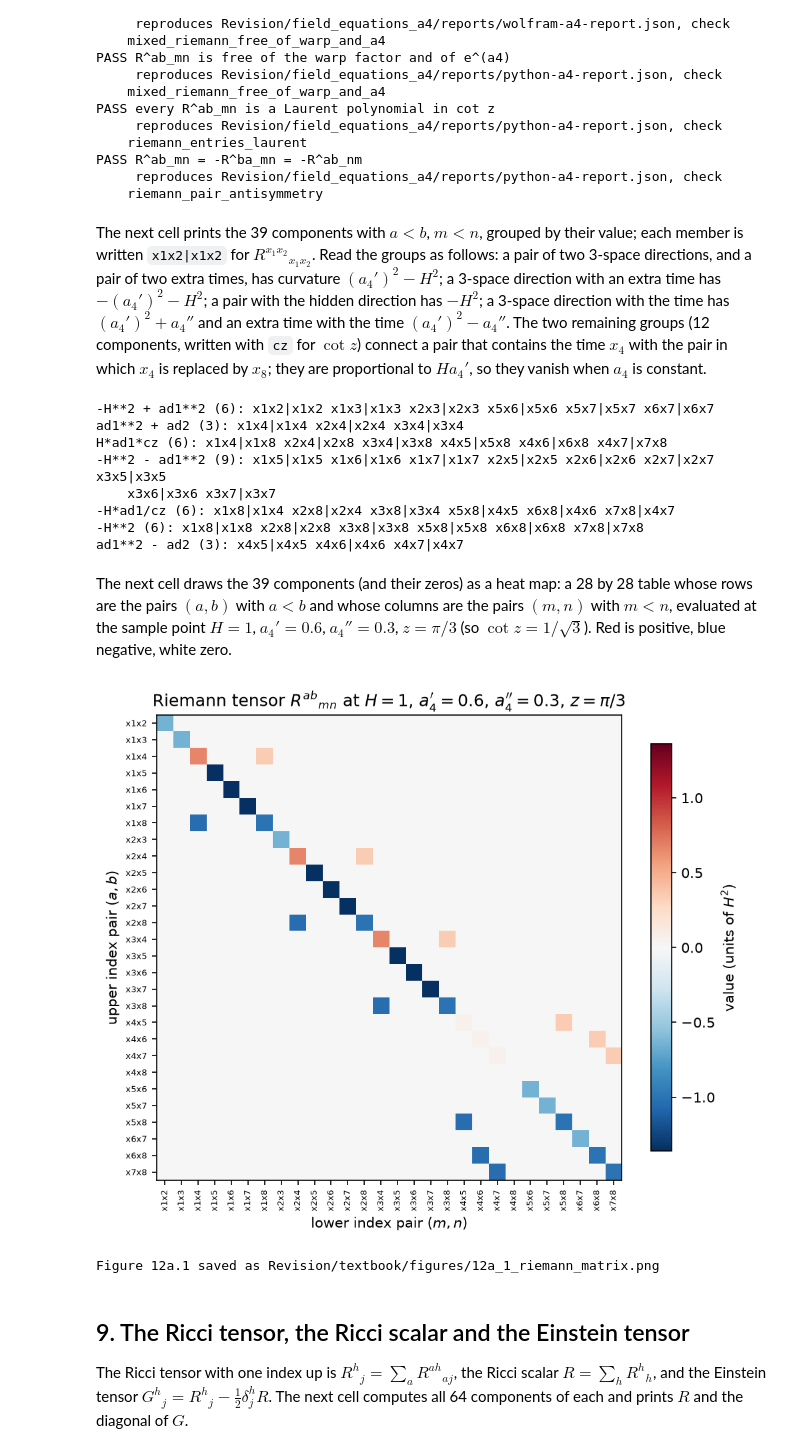
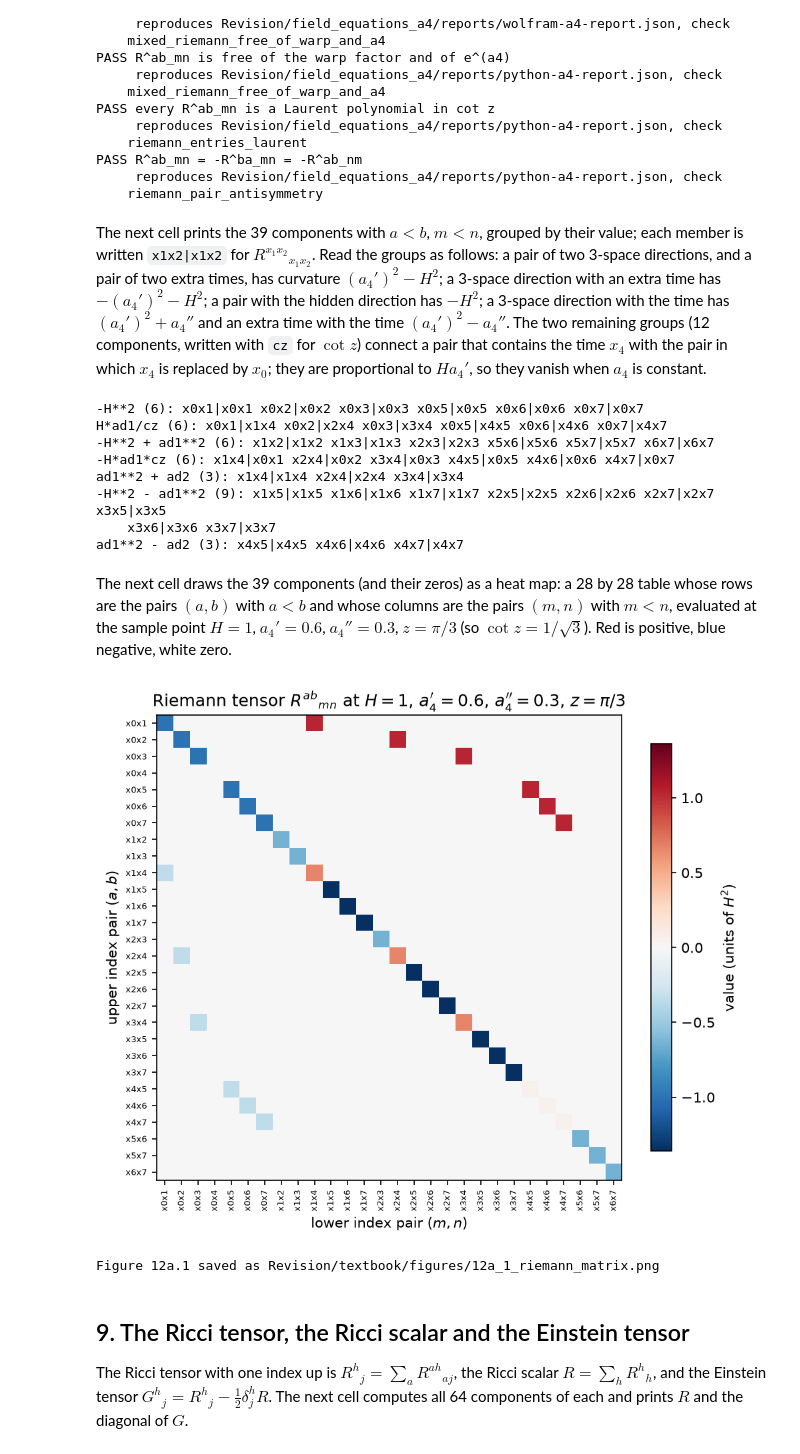
Before and after one commit to once-ere/Dirac_claude, a Jupyter notebook: Revision/textbook/notebooks/12a_a4_field_equations.ipynb, the cells around one changed output. Drawn from its saved outputs; the diff is of its cells as text; code cells hidden in the pictures.

```diff
--- a/Revision/textbook/notebooks/12a_a4_field_equations.ipynb
+++ b/Revision/textbook/notebooks/12a_a4_field_equations.ipynb
@@ -803,16 +803,16 @@ import numpy as np  # arrays of numbers, used for the plots
 import sympy as sp  # exact algebra with symbols
 
 H = sp.symbols("H", positive=True)  # the constant H of the metric, H > 0
-z = sp.symbols("z", positive=True)  # the hidden angle z = 6 H x8, 0 < z < pi/2
+z = sp.symbols("z", positive=True)  # the hidden angle z = 6 H x0, 0 < z < pi/2
 x4 = sp.symbols("x4", real=True)  # the time x4
 a4 = sp.Function("a4")(x4)  # the unknown function a4(x4)
-NAMES = ["x1", "x2", "x3", "x4", "x5", "x6", "x7", "x8"]  # positions 0..7
+NAMES = ["x0", "x1", "x2", "x3", "x4", "x5", "x6", "x7"]  # positions 0..7
 N = 8  # the number of dimensions
 warp = sp.sin(z) ** sp.Rational(1, 3)  # the warp factor sin(z)^(1/3)
-g = ([sp.exp(2 * a4) * warp] * 3  # g11 = g22 = g33: 3-space, factor e^(2 a4)
+g = ([sp.cot(z) ** 2]  # g00 = cot(z)^2: the hidden direction
+     + [sp.exp(2 * a4) * warp] * 3  # g11 = g22 = g33: 3-space, factor e^(2 a4)
      + [sp.Integer(-1)]  # g44 = -1: the time x4
-     + [-sp.exp(-2 * a4) * warp] * 3  # g55 = g66 = g77: extra times, e^(-2 a4)
-     + [sp.cot(z) ** 2])  # g88 = cot(z)^2: the hidden direction
+     + [-sp.exp(-2 * a4) * warp] * 3)  # g55 = g66 = g77: extra times, e^(-2 a4)
 for name, entry in zip(NAMES, g):
     say(f"g[{name},{name}] = {entry}")
 # %% [output]
@@ -873,10 +873,10 @@ checks that symmetry.
 # %%
 def d(expr, mu):
     """The partial derivative of expr with respect to the coordinate at position
-    mu (0..7 for x1..x8); d/dx8 = 6 H d/dz by the chain rule."""
-    if mu == 3:
+    mu (0..7 for x0..x7); d/dx0 = 6 H d/dz by the chain rule."""
+    if mu == 4:
         return sp.diff(expr, x4)
-    if mu == 7:
+    if mu == 0:
         return 6 * H * sp.diff(expr, z)
     return sp.Integer(0)  # nothing depends on x1, x2, x3, x5, x6, x7
 
@@ -1042,7 +1042,7 @@ $-(a_4')^2 - H^2$; a pair with the hidden direction has $-H^2$; a 3-space
 direction with the time has $(a_4')^2 + a_4''$ and an extra time with the time
 $(a_4')^2 - a_4''$. The two remaining groups (12 components, written with `cz`
 for $\cot z$) connect a pair that contains the time $x_4$ with the pair in which
-$x_4$ is replaced by $x_8$; they are proportional to $H a_4'$, so they vanish when
+$x_4$ is replaced by $x_0$; they are proportional to $H a_4'$, so they vanish when
 $a_4$ is constant.
 # %%
 def pair_name(a, b):
@@ -1056,13 +1056,13 @@ for (a, b, m, n), value in ordered.items():
 for value, members in groups.items():
     say(f"{value} ({len(members)}): " + " ".join(members))
 # %% [output]
+-H**2 (6): x0x1|x0x1 x0x2|x0x2 x0x3|x0x3 x0x5|x0x5 x0x6|x0x6 x0x7|x0x7
+H*ad1/cz (6): x0x1|x1x4 x0x2|x2x4 x0x3|x3x4 x0x5|x4x5 x0x6|x4x6 x0x7|x4x7
 -H**2 + ad1**2 (6): x1x2|x1x2 x1x3|x1x3 x2x3|x2x3 x5x6|x5x6 x5x7|x5x7 x6x7|x6x7
+-H*ad1*cz (6): x1x4|x0x1 x2x4|x0x2 x3x4|x0x3 x4x5|x0x5 x4x6|x0x6 x4x7|x0x7
 ad1**2 + ad2 (3): x1x4|x1x4 x2x4|x2x4 x3x4|x3x4
-H*ad1*cz (6): x1x4|x1x8 x2x4|x2x8 x3x4|x3x8 x4x5|x5x8 x4x6|x6x8 x4x7|x7x8
 -H**2 - ad1**2 (9): x1x5|x1x5 x1x6|x1x6 x1x7|x1x7 x2x5|x2x5 x2x6|x2x6 x2x7|x2x7 x3x5|x3x5
     x3x6|x3x6 x3x7|x3x7
--H*ad1/cz (6): x1x8|x1x4 x2x8|x2x4 x3x8|x3x4 x5x8|x4x5 x6x8|x4x6 x7x8|x4x7
--H**2 (6): x1x8|x1x8 x2x8|x2x8 x3x8|x3x8 x5x8|x5x8 x6x8|x6x8 x7x8|x7x8
 ad1**2 - ad2 (3): x4x5|x4x5 x4x6|x4x6 x4x7|x4x7
 # %% [markdown]
 The next cell draws the 39 components (and their zeros) as a heat map: a 28 by 28
@@ -1077,35 +1077,35 @@ SAMPLE = {H: 1, ad1: sp.Rational(3, 5), ad2: sp.Rational(3, 10),
 table = np.zeros((28, 28))
 for i, (a, b) in enumerate(PAIRS28):
     for j, (m, n) in enumerate(PAIRS28):
         if (a, b, m, n) in R:
             table[i, j] = float(R[(a, b, m, n)].subs(SAMPLE))
 limit = np.abs(table).max()  # the same scale for both signs
 labels = [pair_name(a, b) for a, b in PAIRS28]
 fig, ax = plt.subplots(figsize=(7.5, 6.6))
 image = ax.imshow(table, cmap="RdBu_r", vmin=-limit, vmax=limit)
 ax.set_xticks(range(28))
 ax.set_xticklabels(labels, rotation=90, fontsize=6)
 ax.set_yticks(range(28))
 ax.set_yticklabels(labels, fontsize=6)
 ax.set_xlabel("lower index pair $(m, n)$")
 ax.set_ylabel("upper index pair $(a, b)$")
 ax.grid(False)
 ax.set_title("Riemann tensor $R^{ab}{}_{mn}$ at $H=1$, $a_4'=0.6$, "
              "$a_4''=0.3$, $z=\\pi/3$")
 fig.colorbar(image, ax=ax, shrink=0.8, label="value (units of $H^2$)")
 save_figure(fig, "riemann_matrix",
             "The Riemann tensor $R^{ab}{}_{mn}$ of the author's metric as a 28 by "
             "28 table: rows are the index pairs $(a, b)$ with $a < b$, columns the "
             "pairs $(m, n)$ with $m < n$, colour the value in units of $H^2$ at "
             "$H = 1$, $a_4' = 0.6$, $a_4^{\\prime\\prime} = 0.3$, $z = \\pi/3$ (red "
             "positive, blue negative, white zero). Almost all of the curvature sits "
             "on the "
             "diagonal, one number per pair of directions; the only entries off the "
             "diagonal couple a pair that contains the time $x_4$ to the pair in "
-            "which $x_4$ is replaced by $x_8$ (for example $x_1x_4$ and $x_1x_8$), "
+            "which $x_4$ is replaced by $x_0$ (for example $x_1x_4$ and $x_1x_0$), "
             "and they are proportional to $H a_4'$.")
 # %% [output]
-[figure, old version]
+[figure, new version]
 Figure 12a.1 saved as Revision/textbook/figures/12a_1_riemann_matrix.png
 # %% [markdown]
 ## 9. The Ricci tensor, the Ricci scalar and the Einstein tensor
```
Also changed, not shown: parts of 41 cells of this notebook, 26 other files.
